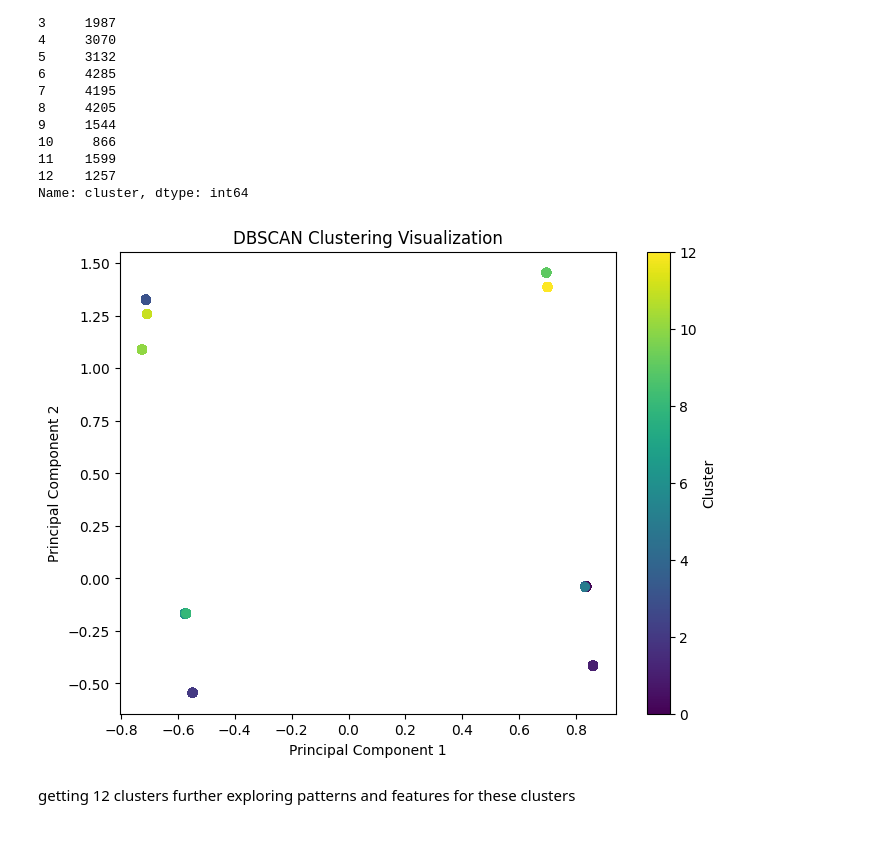
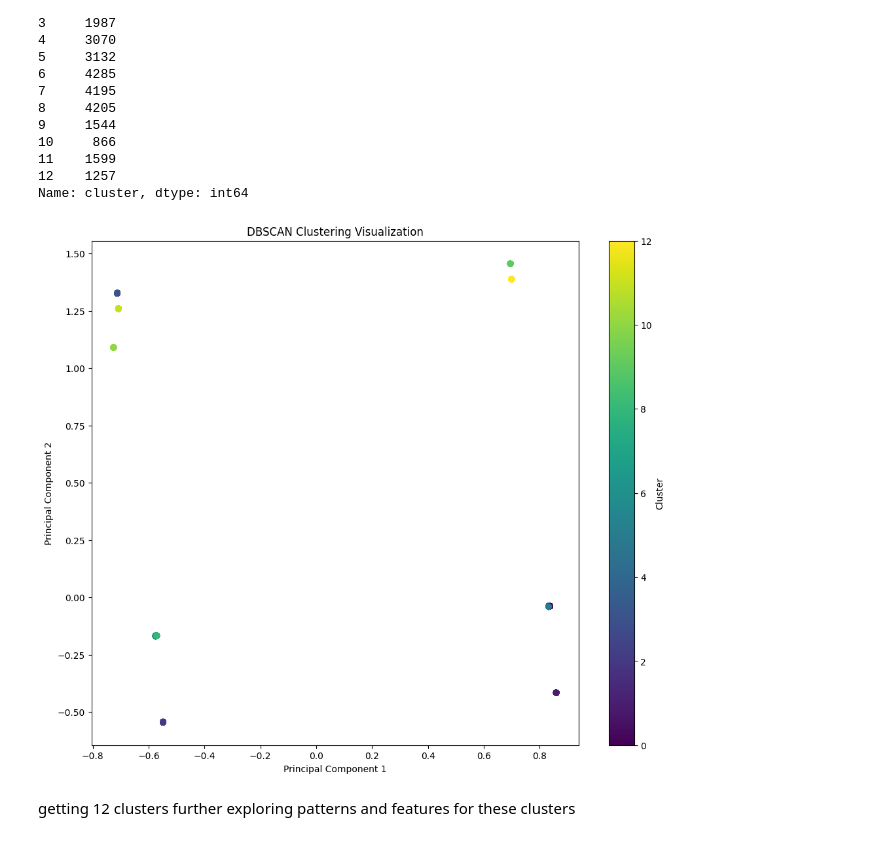
Before and after one commit to kastrahl/Assessments, a Jupyter notebook: Trade_Reporting_data_Analysis_drop.ipynb, the cells around one changed output. Saved outputs shown, nothing was run; the diff lists cells and outputs as text; code cells hidden in the pictures.

```diff
--- a/Trade_Reporting_data_Analysis_drop.ipynb
+++ b/Trade_Reporting_data_Analysis_drop.ipynb
@@ -875,20 +875,20 @@ Name: cluster, dtype: int64
 # %%
 from sklearn.decomposition import PCA
 
 # Reduce the dimensionality of the encoded features to 2 dimensions using PCA
 pca = PCA(n_components=3)
 encoded_df_pca = pca.fit_transform(encoded_df[features])
 
 # Plot the clusters
-plt.figure(figsize=(8, 6))
+plt.figure(figsize=(12, 10))
 plt.scatter(encoded_df_pca[:, 0], encoded_df_pca[:, 1], c=encoded_df['cluster'], cmap='viridis')
 plt.title('DBSCAN Clustering Visualization')
 plt.xlabel('Principal Component 1')
 plt.ylabel('Principal Component 2')
 plt.colorbar(label='Cluster')
 plt.show()
 # %% [output]
-[figure, old version]
+[figure, new version]
 # %% [markdown]
 getting 12 clusters
 further exploring patterns and features for these clusters
```
